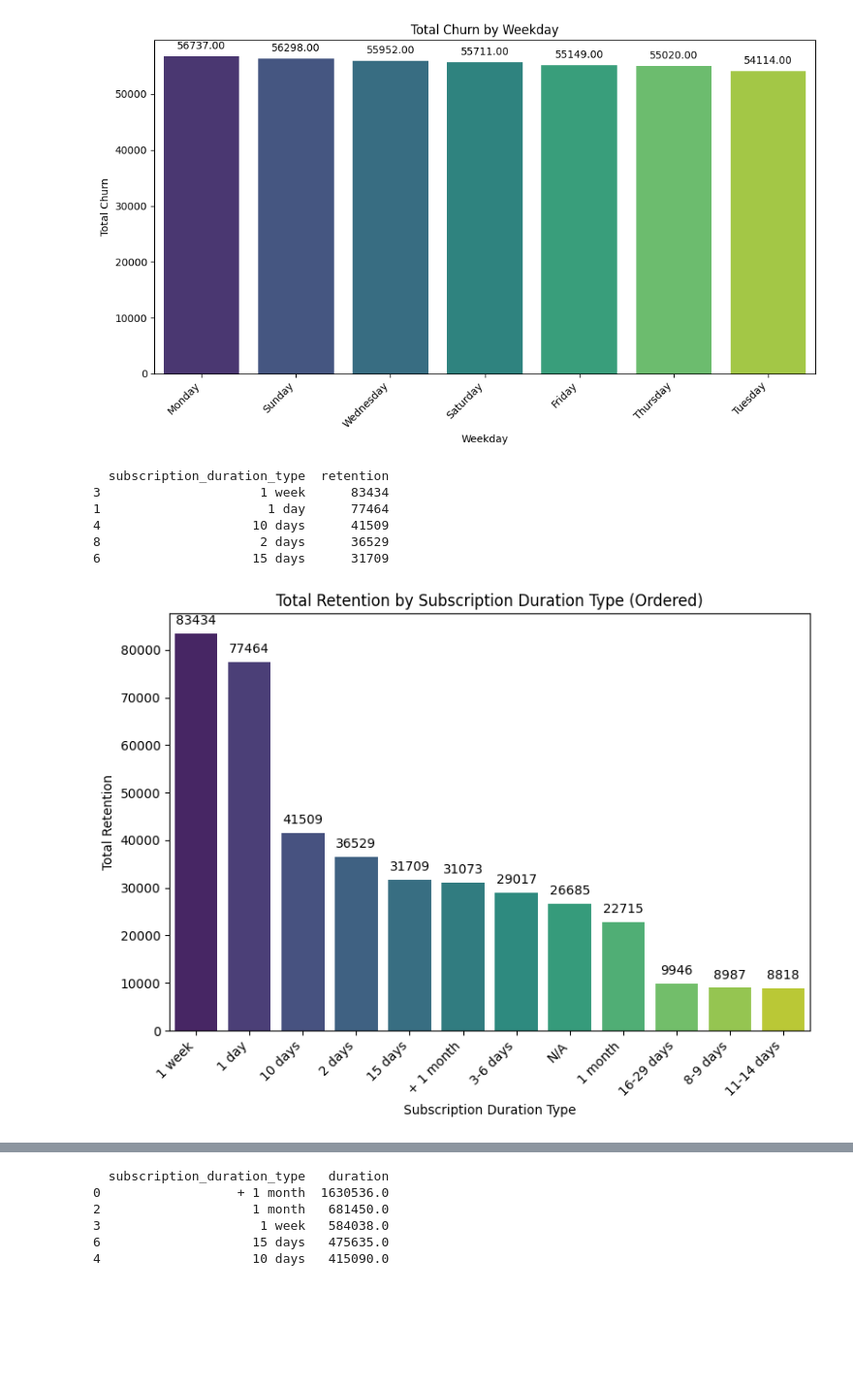
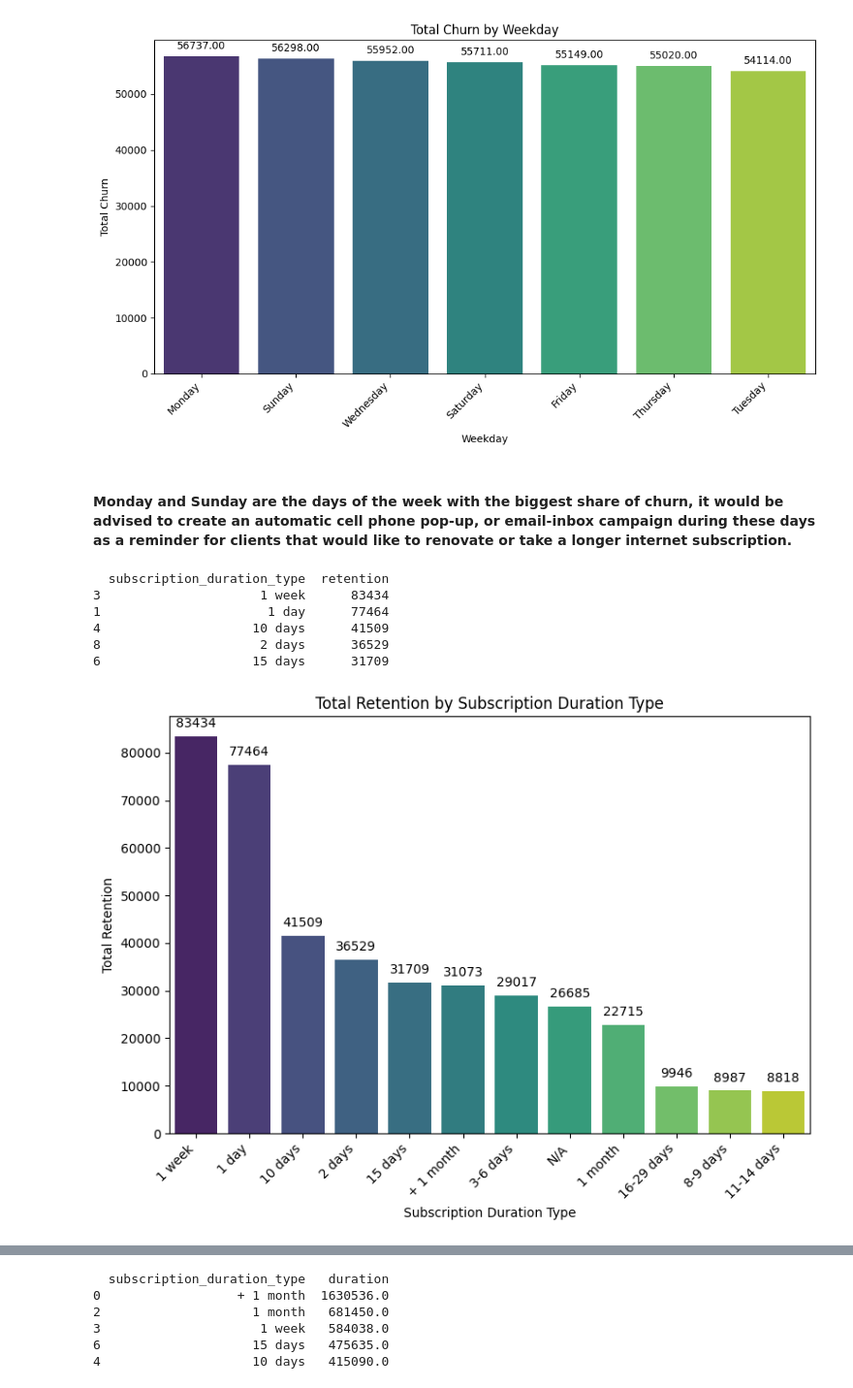
Before and after one commit to mcabas/job_search_tests, a Jupyter notebook: Fibrazo/EDA_fibrazo.ipynb, the cells around one changed output, grey strips where cells are left out. Shown at 97% size. Saved outputs shown, nothing was run; the diff lists cells and outputs as text; code cells hidden in the pictures; blank space fills up the shorter version.

```diff
--- a/Fibrazo/EDA_fibrazo.ipynb
+++ b/Fibrazo/EDA_fibrazo.ipynb
@@ -911,55 +848,51 @@ plt.show()
 2   Saturday    55711
 0     Friday    55149
 [figure]
+# %% [markdown]
+#### Monday and Sunday are the days of the week with the biggest share of churn, it would be advised to create an automatic cell phone pop-up, or email-inbox campaign during these days as a reminder for clients that would like to renovate or take a longer internet subscription.
 # %%
-# Aggregate retention by subscription_duration_type
+# Total Retention by Subscription Duration Type
 df_client_journey_3 = df_client_journey.groupby("subscription_duration_type").agg(
-    retention=("retained", "sum")  # Replace "retained" with your actual retention column
+    retention=("retained", "sum")
 ).reset_index()
 
-# Sort the DataFrame by retention in descending order
+
 df_client_journey_3 = df_client_journey_3.sort_values("retention", ascending=False)
-
-# Print the sorted DataFrame
 print(df_client_journey_3.head())
 
 # Create a bar plot
-plt.figure(figsize=(8, 6))  # Adjust figure size
+plt.figure(figsize=(8, 6))
 ax = sns.barplot(
     data=df_client_journey_3,
     x="subscription_duration_type",
     y="retention",
-    palette="viridis",  # Use a beautiful color palette
-    order=df_client_journey_3["subscription_duration_type"]  # Ensure the bars are ordered
+    palette="viridis",
+    order=df_client_journey_3["subscription_duration_type"]
 )
 
-# Add column values (retention) at the top of each bar
 for p in ax.patches:
     ax.annotate(
-        f"{int(p.get_height())}",  # Text to display (retention value)
-        (p.get_x() + p.get_width() / 2., p.get_height()),  # Position of the annotation
-        ha='center',  # Horizontal alignment
-        va='center',  # Vertical alignment
-        xytext=(0, 10),  # Offset from the bar
-        textcoords='offset points'  # Coordinate system for xytext
+        f"{int(p.get_height())}",
+        (p.get_x() + p.get_width() / 2., p.get_height()),
+        ha='center',
+        va='center',
+        xytext=(0, 10),
+        textcoords='offset points'
     )
 
-# Add labels and title
+
 plt.xlabel("Subscription Duration Type")
 plt.ylabel("Total Retention")
-plt.title("Total Retention by Subscription Duration Type (Ordered)")
-
-# Rotate x-axis labels for better readability (optional)
+plt.title("Total Retention by Subscription Duration Type")
 plt.xticks(rotation=45, ha='right')
 
-# Show plot
 plt.tight_layout()
 plt.show()
 # %% [output]
   subscription_duration_type  retention
 3                     1 week      83434
 1                      1 day      77464
 4                    10 days      41509
 8                     2 days      36529
 6                    15 days      31709
-[figure, old version]
+[figure, new version]
```
Also changed, not shown: parts of 52 cells of this notebook.
